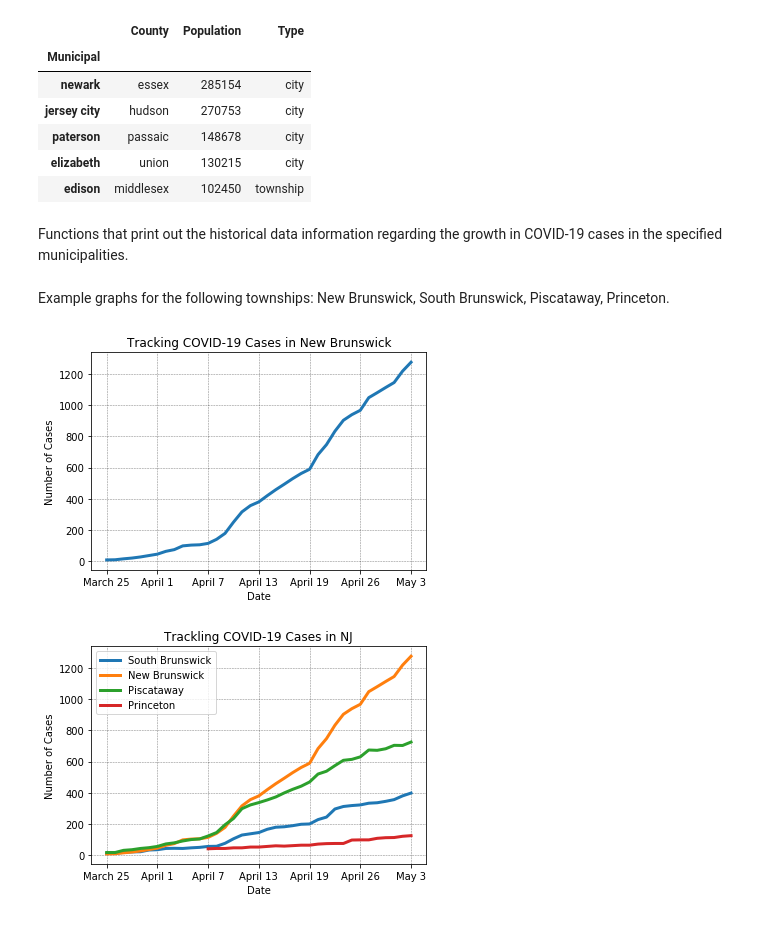
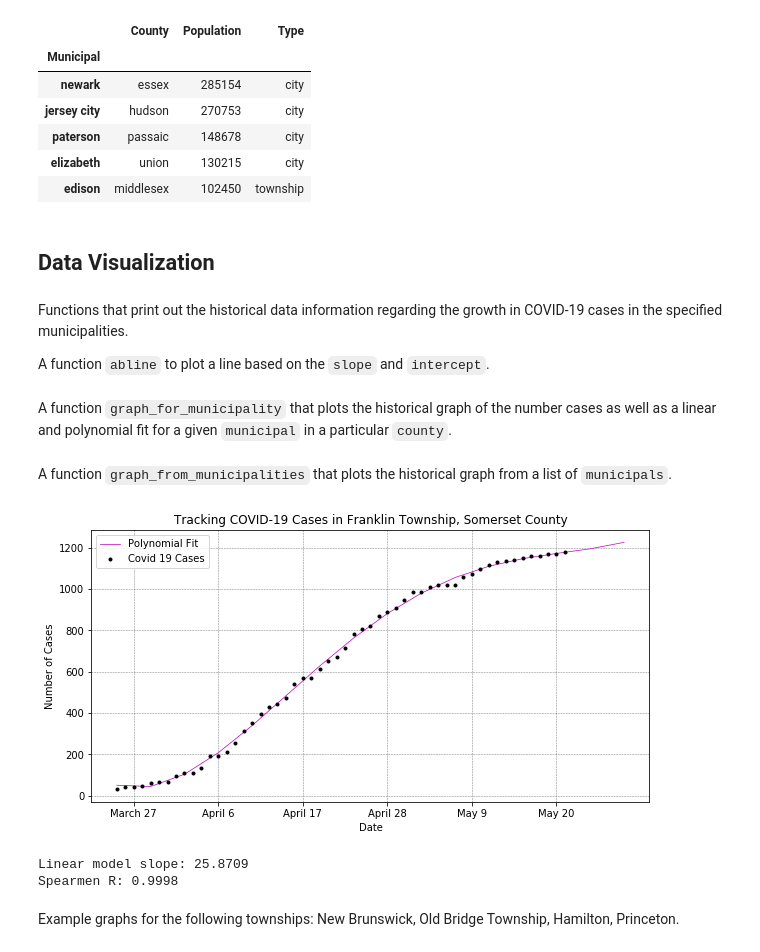
Before and after one commit to saaqebs/analytics-coronavirus-nj, a Jupyter notebook: Analytics.ipynb, the cells around one changed output. Saved outputs shown, nothing was run; the diff lists cells and outputs as text; code cells hidden in the pictures.

```diff
--- a/Analytics.ipynb
+++ b/Analytics.ipynb
@@ -73,5 +59,9 @@ df_municipal.head()
 | paterson | passaic | 148678 | city |
 | elizabeth | union | 130215 | city |
 | edison | middlesex | 102450 | township |
+# %% [markdown]
+## Data Visualization
 # %% [markdown]
 Functions that print out the historical data information regarding the growth in COVID-19 cases in the specified municipalities.
+
+A function `abline` to plot a line based on the `slope` and `intercept`.
@@ -78 +78,48 @@ Functions that print out the historical data information regarding the growth in
+# %% [markdown]
+A function `graph_for_municipality` that plots the historical graph of the number cases as well as a linear and polynomial fit for a given `municipal` in a particular `county`.
+# %%
+def graph_for_municipality(municipal, county, poly=2, show_linear=False, show_poly=True, max_x=50):
+    county_df = df_historical[df_historical['County']==county.lower()]
+    data_df = county_df[county_df['Municipal']==municipal.lower()]
+
+    # 7 Week prediction
+    max_x = max(max_x,len(data_df.index)) + 7
+
+    model_line = pd.DataFrame({"y": data_df['Cases'], "x": list(range(len(data_df)))})
+    model = LinearRegression().fit(model_line[['x']],model_line['y'])
+    slope = model.coef_[0]
+    intercept = model.intercept_
+
+    # Polynomial fit code: https://towardsdatascience.com/modeling-functions-78704936477a
+    coef = np.polyfit(model_line['x'], model_line['y'], poly)
+    equ = np.poly1d(coef)
+    x_plot = np.arange(0,max_x,4)
+    y_plot = equ(x_plot)
+
+    plt.figure(figsize=(10, 5))
+    plt.xticks(np.arange(2,max_x,10))
+    plt.grid(b=True, color='black',alpha=0.5,linestyle='dashed', linewidth=0.5)
+
+    if show_linear:
+        abline(slope,intercept, c='#b19cd9')
+
+    if show_poly:
+        plt.plot(x_plot, y_plot, color='m',linewidth=0.7, label='Polynomial Fit')
+
+    if show_poly or show_linear:
+        plt.plot(data_df.index.values, data_df['Cases'], '.', linewidth=3, c='black', label='Covid 19 Cases')
+    else:
+        plt.plot(data_df.index.values, data_df['Cases'], linewidth=3, c='black', label='Covid 19 Cases')
+
+    plt.xlabel('Date')
+    plt.ylabel('Number of Cases')
+    plt.title('Tracking COVID-19 Cases in {}, {} County'.format(municipal,county))
+
+    plt.legend()
+    plt.show()
+
+    print("Linear model slope: {:.4f}".format(slope))
+    print("Spearmen R: {:.4f}".format(spearmanr(model_line['x'], model_line['y']).correlation))
+# %% [markdown]
+A function `graph_from_municipalities` that plots the historical graph from a list of `municipals`.
 # %%
@@ -109,11 +150,8 @@ def get_graph_from_municipalities(municipals):
+# %%
+graph_for_municipality('Franklin Township','Somerset',4)
+# %% [output]
+[figure, added]
+Linear model slope: 25.8709
+Spearmen R: 0.9998
 # %% [markdown]
-Example graphs for the following townships: New Brunswick, South Brunswick, Piscataway, Princeton.
+Example graphs for the following townships: New Brunswick, Old Bridge Township, Hamilton, Princeton.
-# %%
-get_graph_for_municipality('New Brunswick')
-# %% [output]
-[figure, removed]
-# %%
-central = ['South Brunswick','New Brunswick','Piscataway','Princeton']
-get_graph_from_municipalities(central)
-# %% [output]
-[figure, removed]
```
Also changed, not shown: parts of 32 cells of this notebook.
